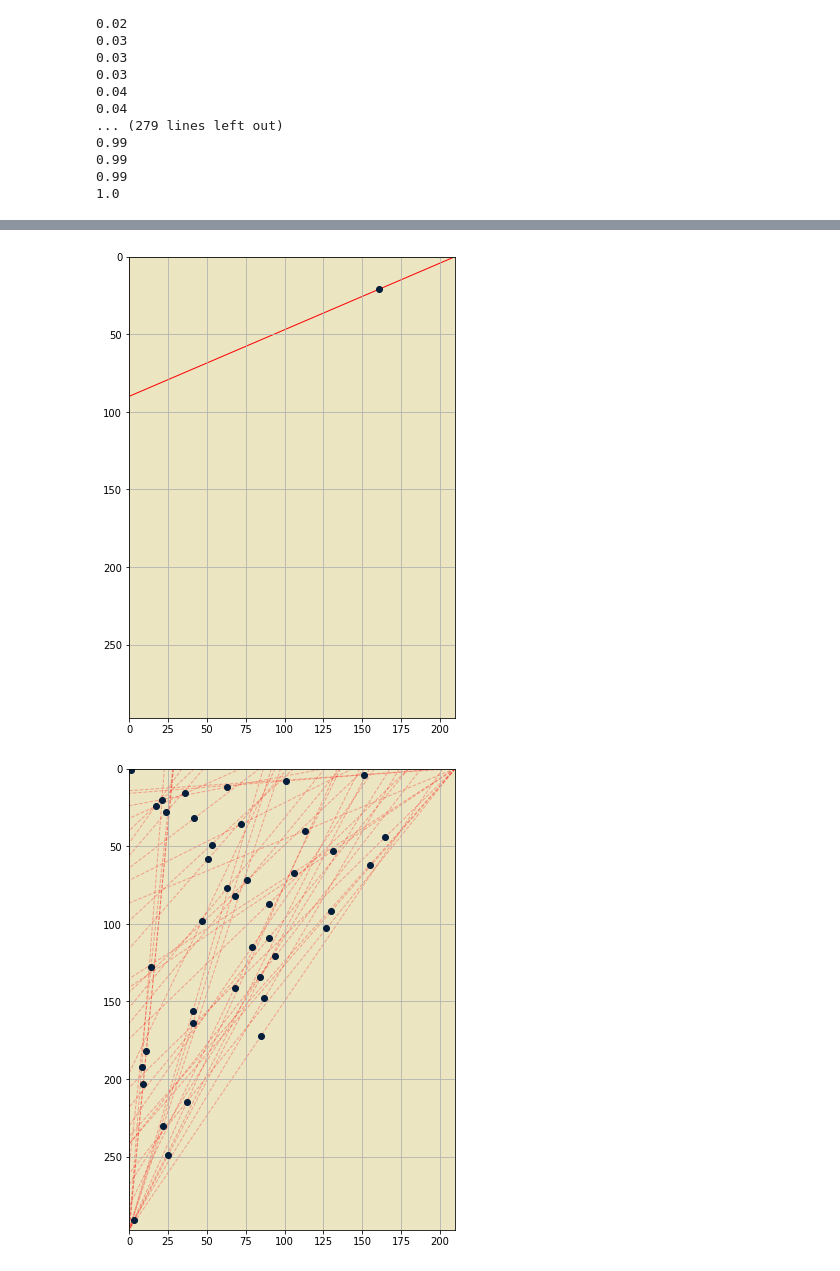
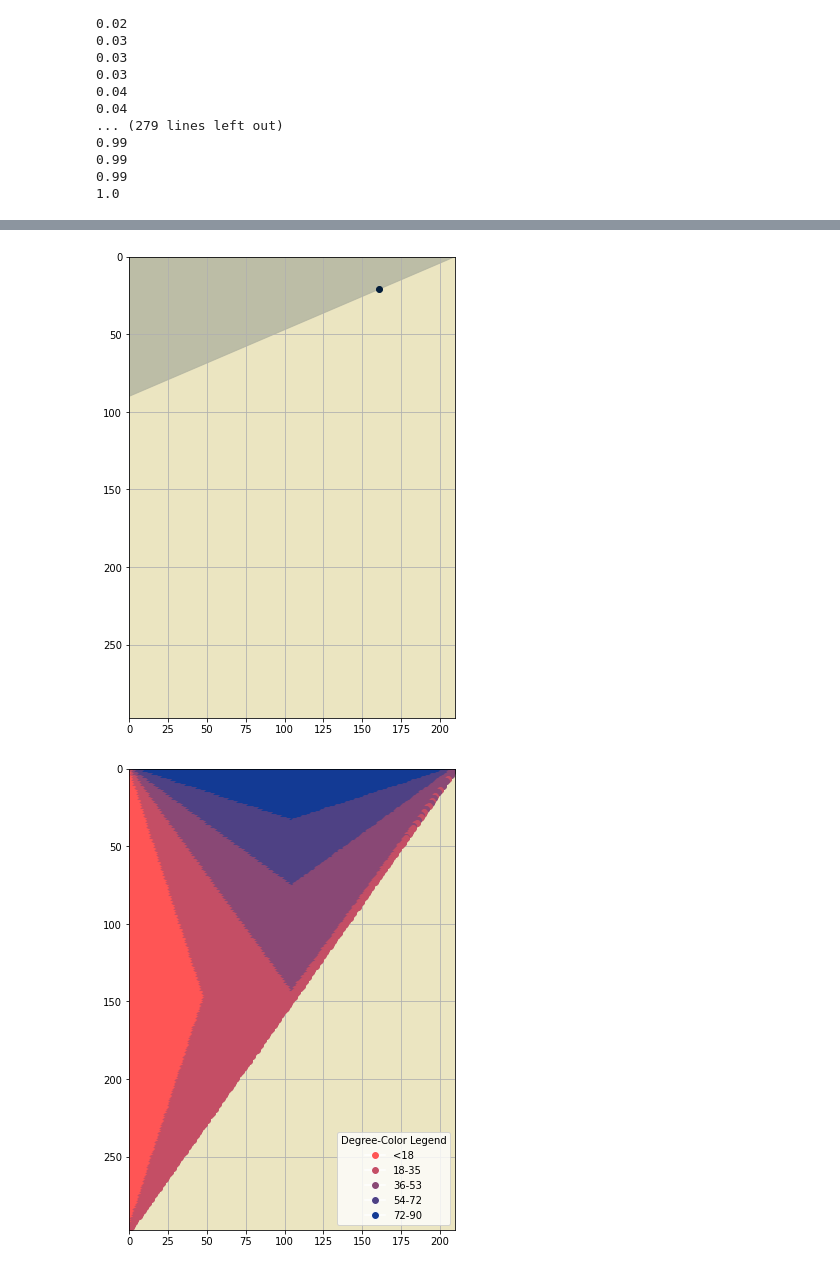
Before and after one commit to AOYT2/stapler, a Jupyter notebook: stapler.ipynb, the cells around one changed output, grey strips where cells are left out. Saved outputs shown, nothing was run; the diff lists cells and outputs as text; code cells hidden in the pictures.

```diff
--- a/stapler.ipynb
+++ b/stapler.ipynb
@@ -144,47 +166,78 @@ ax.set_ylim(0, y_length)
 ax.invert_yaxis()
 
 #triangle
-triangle = Polygon([(x_intercept, 0), (0, y_intercept), (0, 0)], closed=True, edgecolor='red', fill=False)
+triangle = Polygon([(x_intercept, 0), (0, y_intercept), (0, 0)], closed=True, edgecolor='#B1B3A0', fill=True)
+triangle.set_facecolor("#B1B3A0")
+triangle.set_alpha(0.8)
 ax.add_patch(triangle)
 
 # Add grid lines and show
 ax.grid(True)
 plt.savefig('cc.png', dpi=300, bbox_inches='tight')
 # %% [output]
-[figure, old version]
+[figure, new version]
 # %%
 ## loop
+
+color_1='#FF5555'
+color_2='#C44E65'
+color_3='#894875'
+color_4='#4E4184'
+color_5='#133A94'
 
 # Create the figure
 x_length = 210
 y_length = 297
 fig, ax = plt.subplots(figsize=(x_length/35, y_length/35))
 ax.set_aspect('equal')
 ax.set_facecolor("#EBE5C1")
 
-for i in range(0, len(x_values), int(len(x_values)/40)):
+for i in range(0, len(x_values)):
     # Coordinates of the point
     x_point = x_values[i]
     y_point = y_values[i]
 
     x_intercept = min_x[i]
     y_intercept = min_y[i]
 
     # Plot the point
-    ax.plot(x_point, y_point, marker='o', color='#031D3A')
+    if min_d[i] <18:
+        ax.plot(x_point, y_point, marker='o', color=color_1)
+    elif min_d[i] <36:
+        ax.plot(x_point, y_point, marker='o', color=color_2)
+    elif min_d[i] <54:
+        ax.plot(x_point, y_point, marker='o', color=color_3)
+    elif min_d[i] <72:
+        ax.plot(x_point, y_point, marker='o', color=color_4)
+    else:
+        ax.plot(x_point, y_point, marker='o', color=color_5)
 
     # Triangle
-    triangle = Polygon([(x_intercept, 0), (0, y_intercept), (0, 0)], closed=True, edgecolor='red',
-                       fill=False,linestyle="--",alpha=0.3)
+    triangle = Polygon([(x_intercept, 0), (0, y_intercept), (0, 0)], closed=True, edgecolor='#B1B3A0',
+                       fill=False,linestyle="--",alpha=0.2)
     ax.add_patch(triangle)
 
 # Set x and y limits based on the custom axis lengths and invert y-axis
 ax.set_xlim(0, x_length)
 ax.set_ylim(0, y_length)
 ax.invert_yaxis()
 
+# Create custom legend entries
+legend_elements = [
+    Line2D([0], [0], marker='o', color='w', markerfacecolor=color_1, markersize=8, label='<18'),
+    Line2D([0], [0], marker='o', color='w', markerfacecolor=color_2, markersize=8, label='18-35'),
+    Line2D([0], [0], marker='o', color='w', markerfacecolor=color_3, markersize=8, label='36-53'),
+    Line2D([0], [0], marker='o', color='w', markerfacecolor=color_4, markersize=8, label='54-72'),
+    Line2D([0], [0], marker='o', color='w', markerfacecolor=color_5, markersize=8, label='72-90')
+]
+
+# Add the custom legend
+ax.legend(handles=legend_elements, loc='lower right', title='Degree-Color Legend')
+ax.get_legend().get_title().set_fontsize('10')
+
+
 # Add grid lines and show
 ax.grid(True)
 plt.savefig('dd.png', dpi=300, bbox_inches='tight')
 # %% [output]
-[figure, old version]
+[figure, new version]
```
Also changed, not shown: parts of 3 cells of this notebook, 1 other file.
